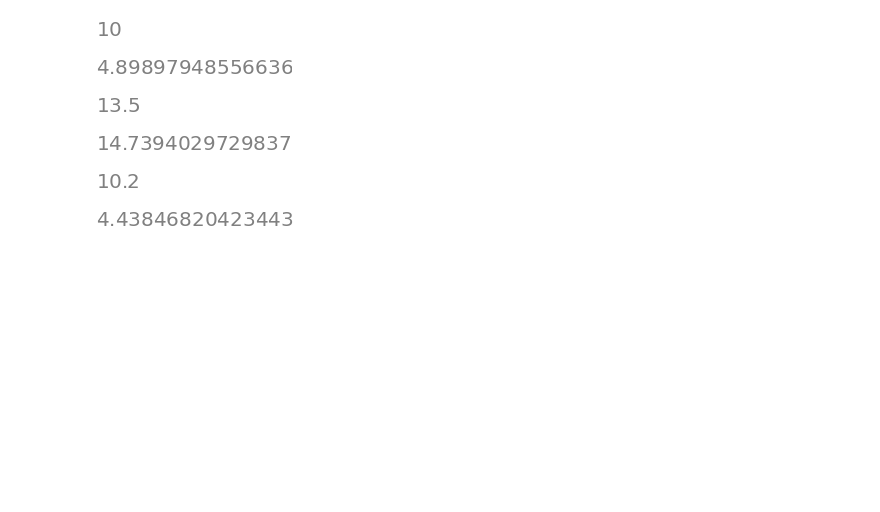
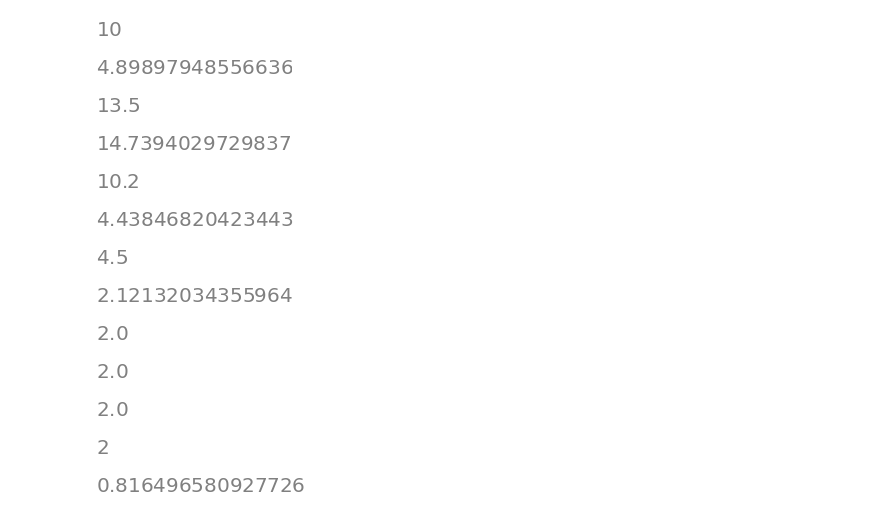
Before and after one commit to jet-c-21/MyMathLab, a Jupyter notebook: Statistics and probability/02. sample data var and std.ipynb, the cells around one changed output. Cells and saved outputs as stored; diff of their text form; code cells hidden in the pictures; blank space fills up the shorter version.

```diff
--- a/Statistics and probability/sample data var and std.ipynb
+++ b/Statistics and probability/02. sample data var and std.ipynb
@@ -88,3 +90,26 @@ statistics.stdev(seq)
 # %% [output]
 [figure]
 [figure]
+# %%
+seq = [1,1,6,4]
+statistics.pvariance(seq)
+statistics.pstdev(seq)
+pd.Series(seq).mad() # will get warning
+np.absolute(seq - np.mean(seq)).mean()
+# %% [output]
+[figure, added]
+[figure, added]
+[figure, added]
+[figure, added]
+# %%
+seq = [6,8,3,2,6]
+np.absolute(seq - np.mean(seq)).mean()
+# %% [output]
+[figure, added]
+# %%
+seq = [1,2,2,1,3,3]
+statistics.mean(seq)
+statistics.pstdev(seq)
+# %% [output]
+[figure, added]
+[figure, added]
```
Also changed, not shown: parts of 1 cell of this notebook, 5 other files.
